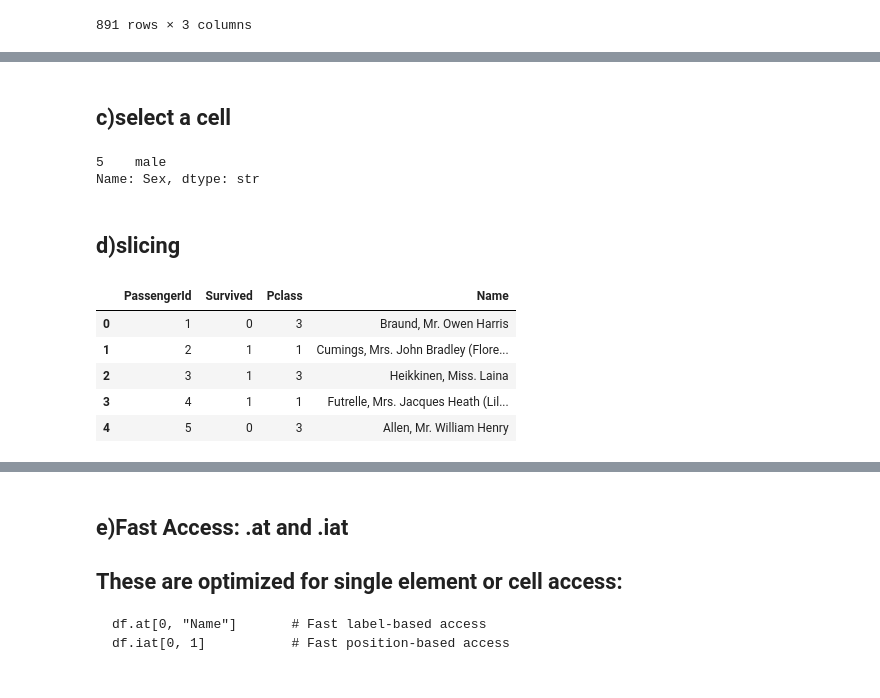
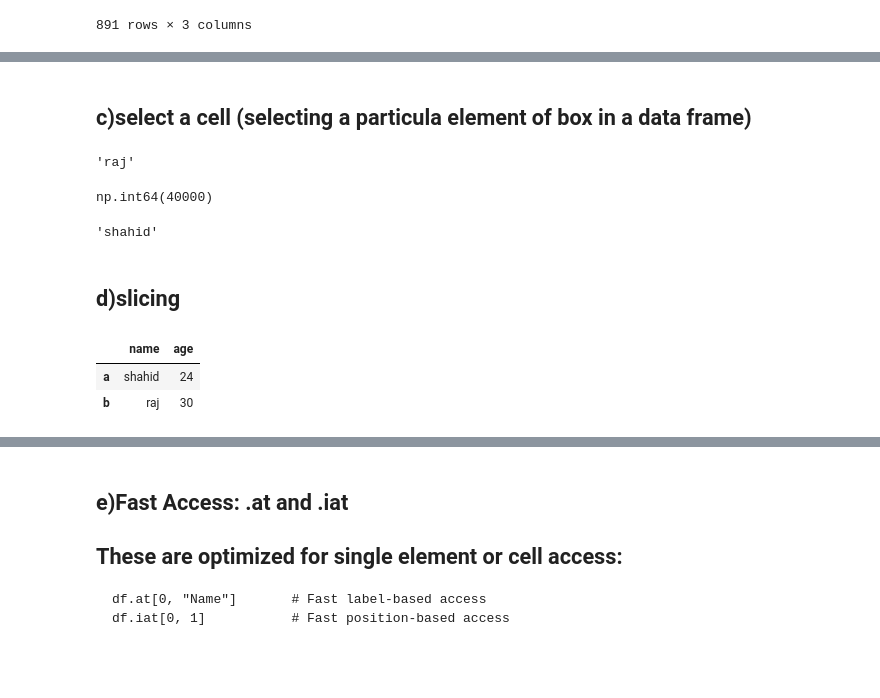
Before and after one commit to Mdshahid123/data_analyst, a Jupyter notebook: pandas/pandas.ipynb, the cells around one changed output, grey strips where cells are left out. Drawn from its saved outputs; the diff is of its cells as text; code cells hidden in the pictures.

```diff
--- a/pandas/pandas.ipynb
+++ b/pandas/pandas.ipynb
@@ -311,0 +363,7 @@ df.loc[[4,3,5]]
+# %%
+# creating a data frame with custom lebel
+import pandas as pd
+
+my_dic = { "name": ["shahid","raj","rakesh"], "age": [24,30,35], "sallary": [40000,30000,45000] }
+df = pd.DataFrame(my_dic,index=["a","b","c"])
+df
@@ -312,22 +398,22 @@ df.loc[[4,3,5]]
 # %% [markdown]
-## c)select a cell
+## c)select a cell (selecting a particula element of box in a data frame)
 # %%
-import pandas as pd
-df=pd.read_csv("train.csv")
-df.loc[[5],"Sex"]
+df.loc["b","name"]
 # %% [output]
-5    male
-Name: Sex, dtype: str
+'raj'
+# %%
+df.loc["a","sallary"]
+# %% [output]
+np.int64(40000)
+# %%
+df.iloc[0,0]
+# %% [output]
+'shahid'
 # %% [markdown]
 ## d)slicing
 # %%
-import pandas as pd
-df=pd.read_csv("train.csv")
-df.loc[0:4,["PassengerId","Survived","Pclass","Name"]] # last value of slicinf for row will be included
+df.loc["a":"b","name":"age"] # in case of loc last index will be included
 # %% [output]
-|  | PassengerId | Survived | Pclass | Name |
-| 0 | 1 | 0 | 3 | Braund, Mr. Owen Harris |
-| 1 | 2 | 1 | 1 | Cumings, Mrs. John Bradley (Flore... |
-| 2 | 3 | 1 | 3 | Heikkinen, Miss. Laina |
-| 3 | 4 | 1 | 1 | Futrelle, Mrs. Jacques Heath (Lil... |
-| 4 | 5 | 0 | 3 | Allen, Mr. William Henry |
+|  | name | age |
+| a | shahid | 24 |
+| b | raj | 30 |
```
Also changed, not shown: parts of 61 cells of this notebook, 2 other files.
